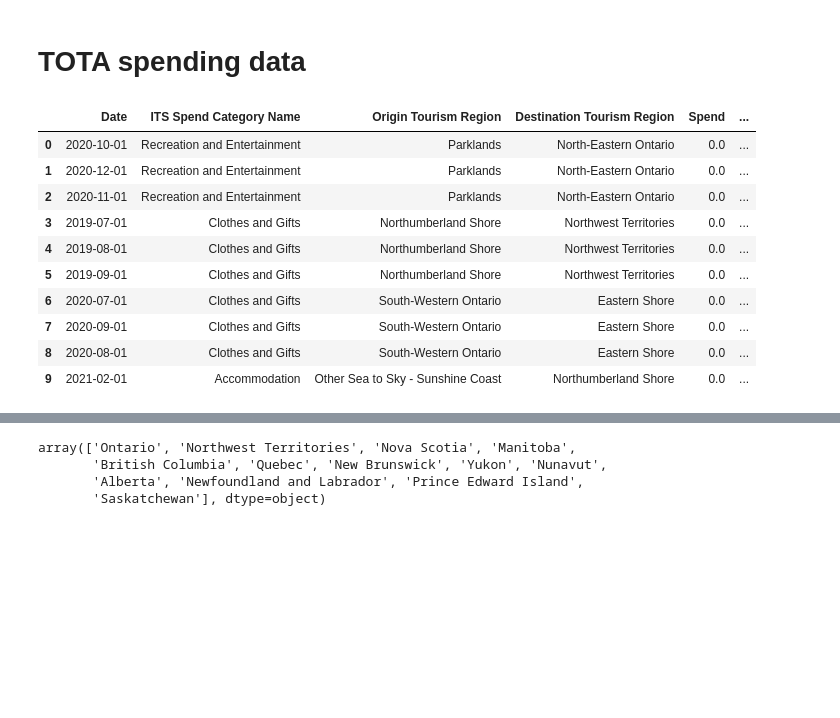
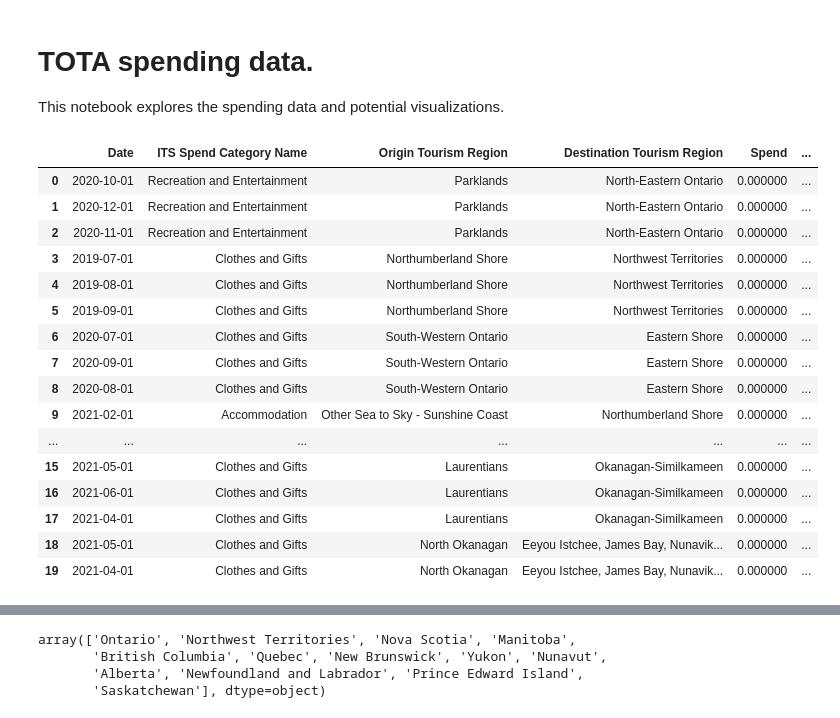
Before and after one commit to Vizzuality/tota, a Jupyter notebook: data/notebooks/tota_spending_data.ipynb, the cells around one changed output, grey strips where cells are left out. Cells and saved outputs as stored; diff of their text form; code cells hidden in the pictures; blank space fills up the shorter version.

Commit message:
updates spending data notebook

```diff
--- a/data/notebooks/tota_spending_data.ipynb
+++ b/data/notebooks/tota_spending_data.ipynb
@@ -1,5 +1,7 @@
 # %% [markdown]
-# TOTA spending data
+# TOTA spending data.
+
+This notebook explores the spending data and potential visualizations.
 # %%
 import pandas as pd
 import matplotlib.pyplot as plt
@@ -10,16 +12,22 @@ import seaborn as sns
 # %%
 df = pd.read_csv('../data/spending_data.csv')
 
-df.head(10)
+df.head(20)
 # %% [output]
 |  | Date | ITS Spend Category Name | Origin Tourism Region | Destination Tourism Region | Spend | ... |
-| 0 | 2020-10-01 | Recreation and Entertainment | Parklands | North-Eastern Ontario | 0.0 | ... |
-| 1 | 2020-12-01 | Recreation and Entertainment | Parklands | North-Eastern Ontario | 0.0 | ... |
-| 2 | 2020-11-01 | Recreation and Entertainment | Parklands | North-Eastern Ontario | 0.0 | ... |
-| 3 | 2019-07-01 | Clothes and Gifts | Northumberland Shore | Northwest Territories | 0.0 | ... |
-| 4 | 2019-08-01 | Clothes and Gifts | Northumberland Shore | Northwest Territories | 0.0 | ... |
-| 5 | 2019-09-01 | Clothes and Gifts | Northumberland Shore | Northwest Territories | 0.0 | ... |
-| 6 | 2020-07-01 | Clothes and Gifts | South-Western Ontario | Eastern Shore | 0.0 | ... |
-| 7 | 2020-09-01 | Clothes and Gifts | South-Western Ontario | Eastern Shore | 0.0 | ... |
-| 8 | 2020-08-01 | Clothes and Gifts | South-Western Ontario | Eastern Shore | 0.0 | ... |
-| 9 | 2021-02-01 | Accommodation | Other Sea to Sky - Sunshine Coast | Northumberland Shore | 0.0 | ... |
+| 0 | 2020-10-01 | Recreation and Entertainment | Parklands | North-Eastern Ontario | 0.000000 | ... |
+| 1 | 2020-12-01 | Recreation and Entertainment | Parklands | North-Eastern Ontario | 0.000000 | ... |
+| 2 | 2020-11-01 | Recreation and Entertainment | Parklands | North-Eastern Ontario | 0.000000 | ... |
+| 3 | 2019-07-01 | Clothes and Gifts | Northumberland Shore | Northwest Territories | 0.000000 | ... |
+| 4 | 2019-08-01 | Clothes and Gifts | Northumberland Shore | Northwest Territories | 0.000000 | ... |
+| 5 | 2019-09-01 | Clothes and Gifts | Northumberland Shore | Northwest Territories | 0.000000 | ... |
+| 6 | 2020-07-01 | Clothes and Gifts | South-Western Ontario | Eastern Shore | 0.000000 | ... |
+| 7 | 2020-09-01 | Clothes and Gifts | South-Western Ontario | Eastern Shore | 0.000000 | ... |
+| 8 | 2020-08-01 | Clothes and Gifts | South-Western Ontario | Eastern Shore | 0.000000 | ... |
+| 9 | 2021-02-01 | Accommodation | Other Sea to Sky - Sunshine Coast | Northumberland Shore | 0.000000 | ... |
+| ... | ... | ... | ... | ... | ... | ... |
+| 15 | 2021-05-01 | Clothes and Gifts | Laurentians | Okanagan-Similkameen | 0.000000 | ... |
+| 16 | 2021-06-01 | Clothes and Gifts | Laurentians | Okanagan-Similkameen | 0.000000 | ... |
+| 17 | 2021-04-01 | Clothes and Gifts | Laurentians | Okanagan-Similkameen | 0.000000 | ... |
+| 18 | 2021-05-01 | Clothes and Gifts | North Okanagan | Eeyou Istchee, James Bay, Nunavik... | 0.000000 | ... |
+| 19 | 2021-04-01 | Clothes and Gifts | North Okanagan | Eeyou Istchee, James Bay, Nunavik... | 0.000000 | ... |
```
Also changed, not shown: parts of 21 cells of this notebook.
